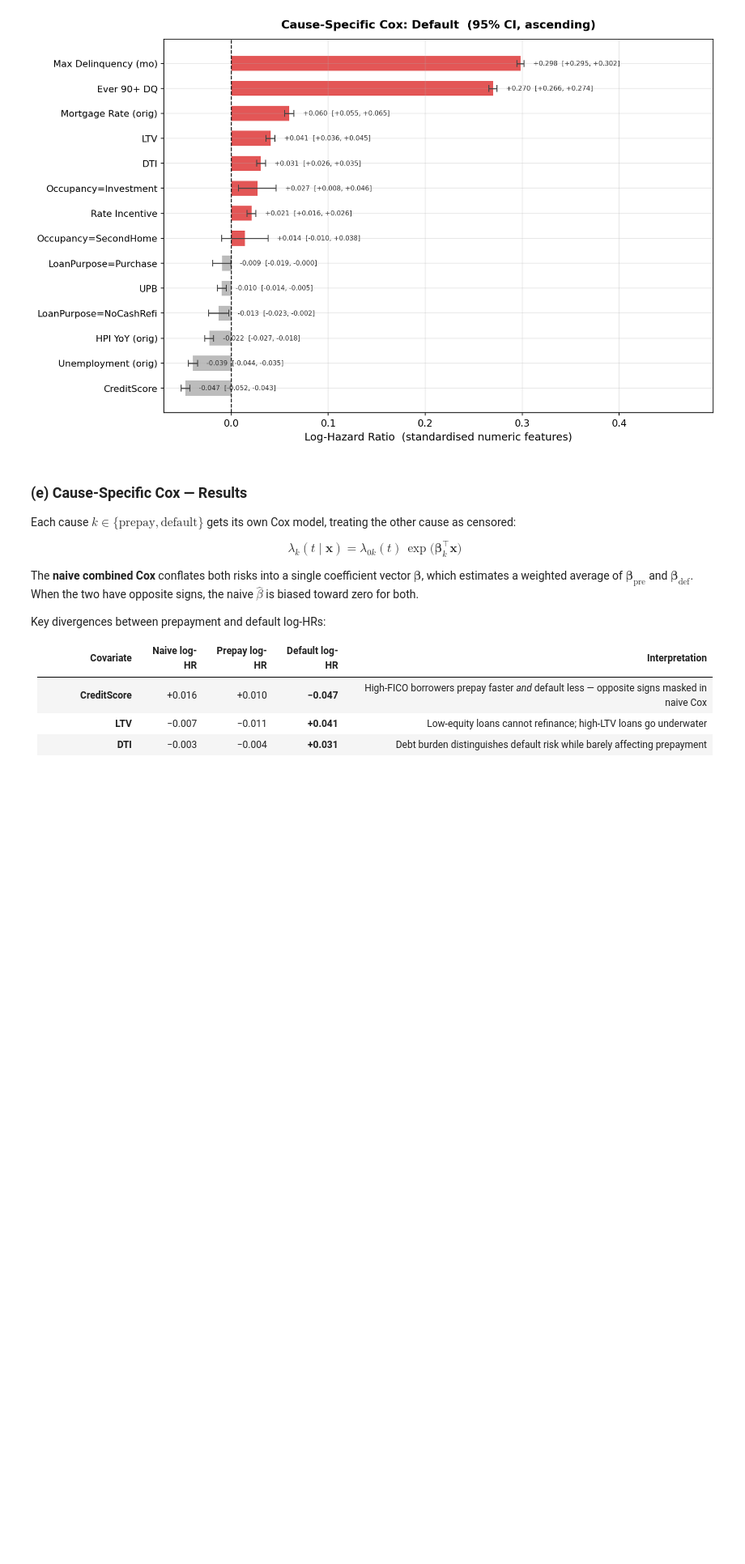
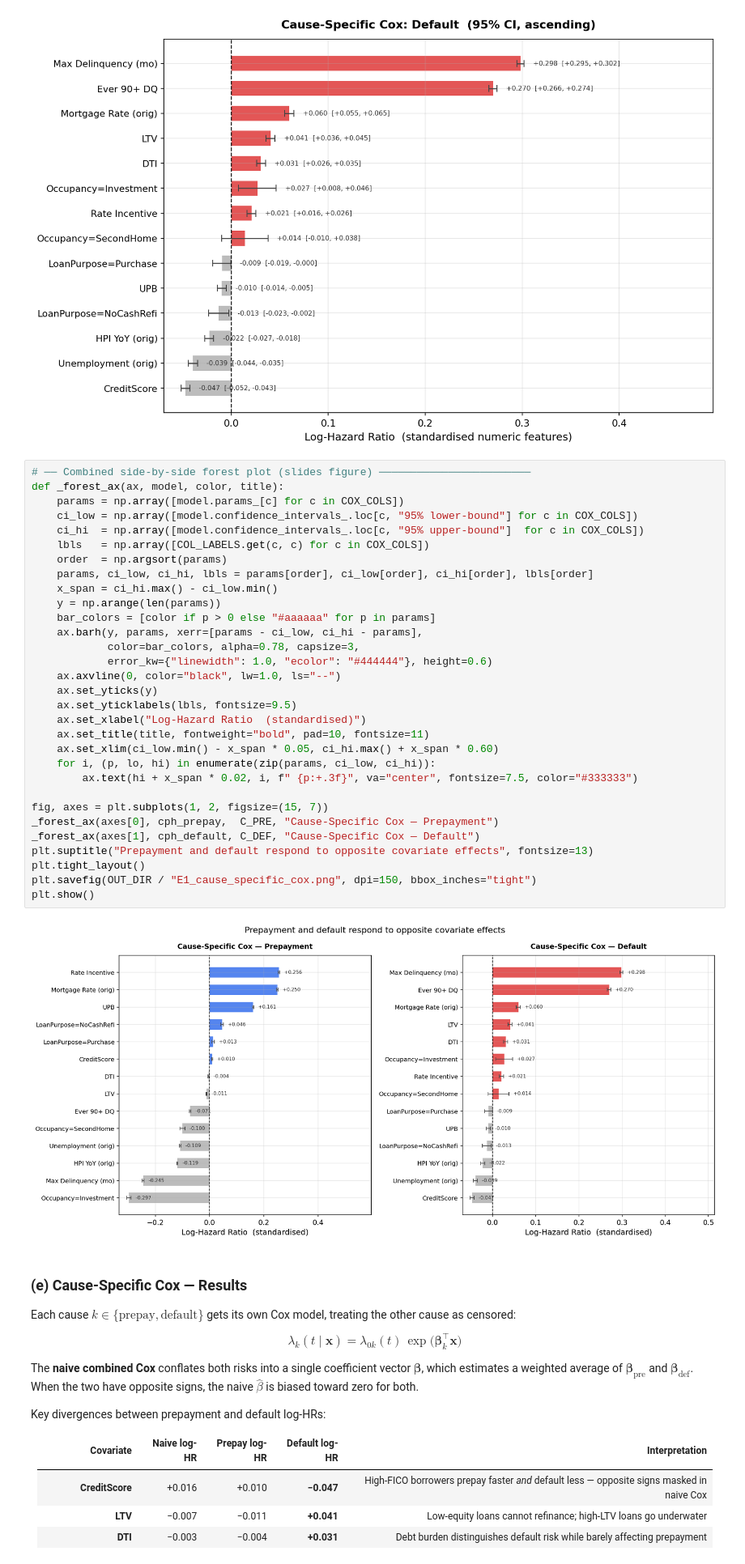
Before and after one commit to liny-r/IR-C-Assignment3, a Jupyter notebook: PartE_i_CompetingRisks.ipynb, the cells around one changed output. Shown at 81% size. Saved outputs shown, nothing was run; the diff lists cells and outputs as text; blank space fills up the shorter version.

```diff
--- a/PartE_i_CompetingRisks.ipynb
+++ b/PartE_i_CompetingRisks.ipynb
@@ -629,6 +634,39 @@ _forest(cph_default, C_DEF, "Cause-Specific Cox: Default  (95% CI, ascending)",
 # %% [output]
 [figure]
 [figure]
+# %%
+# ── Combined side-by-side forest plot (slides figure) ────────────────────────
+def _forest_ax(ax, model, color, title):
+    params = np.array([model.params_[c] for c in COX_COLS])
+    ci_low = np.array([model.confidence_intervals_.loc[c, "95% lower-bound"] for c in COX_COLS])
+    ci_hi  = np.array([model.confidence_intervals_.loc[c, "95% upper-bound"]  for c in COX_COLS])
+    lbls   = np.array([COL_LABELS.get(c, c) for c in COX_COLS])
+    order  = np.argsort(params)
+    params, ci_low, ci_hi, lbls = params[order], ci_low[order], ci_hi[order], lbls[order]
+    x_span = ci_hi.max() - ci_low.min()
+    y = np.arange(len(params))
+    bar_colors = [color if p > 0 else "#aaaaaa" for p in params]
+    ax.barh(y, params, xerr=[params - ci_low, ci_hi - params],
+            color=bar_colors, alpha=0.78, capsize=3,
+            error_kw={"linewidth": 1.0, "ecolor": "#444444"}, height=0.6)
+    ax.axvline(0, color="black", lw=1.0, ls="--")
+    ax.set_yticks(y)
+    ax.set_yticklabels(lbls, fontsize=9.5)
+    ax.set_xlabel("Log-Hazard Ratio  (standardised)")
+    ax.set_title(title, fontweight="bold", pad=10, fontsize=11)
+    ax.set_xlim(ci_low.min() - x_span * 0.05, ci_hi.max() + x_span * 0.60)
+    for i, (p, lo, hi) in enumerate(zip(params, ci_low, ci_hi)):
+        ax.text(hi + x_span * 0.02, i, f" {p:+.3f}", va="center", fontsize=7.5, color="#333333")
+
+fig, axes = plt.subplots(1, 2, figsize=(15, 7))
+_forest_ax(axes[0], cph_prepay,  C_PRE, "Cause-Specific Cox — Prepayment")
+_forest_ax(axes[1], cph_default, C_DEF, "Cause-Specific Cox — Default")
+plt.suptitle("Prepayment and default respond to opposite covariate effects", fontsize=13)
+plt.tight_layout()
+plt.savefig(OUT_DIR / "E1_cause_specific_cox.png", dpi=150, bbox_inches="tight")
+plt.show()
+# %% [output]
+[figure, added]
 # %% [markdown]
 ### (e) Cause-Specific Cox — Results
 
```
Also changed, not shown: parts of 4 cells of this notebook, 8 other files.
